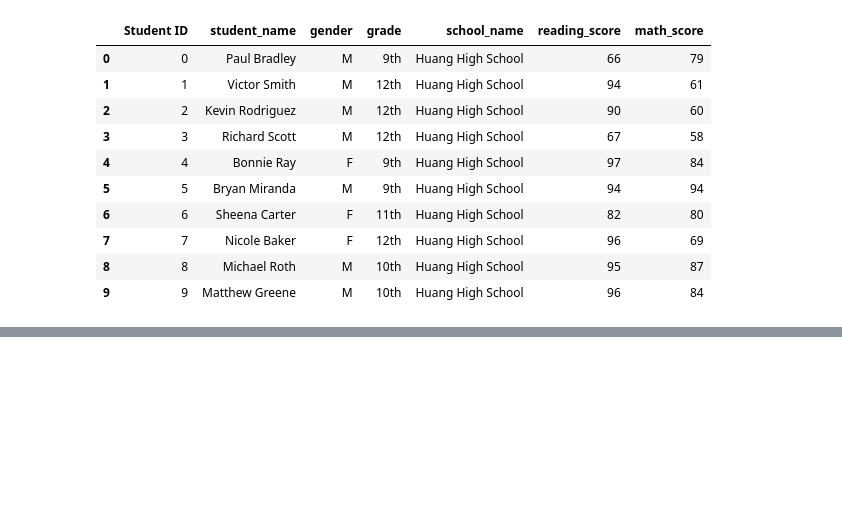
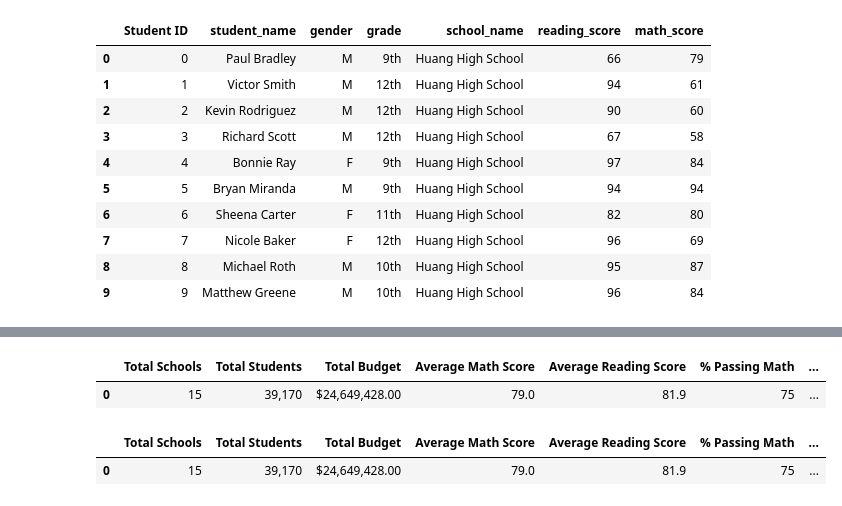
Before and after one commit to JustGitCoding/School_District_Analysis, a Jupyter notebook: PyCitySchools.ipynb, the cells around one changed output, grey strips where cells are left out. Saved outputs shown, nothing was run; the diff lists cells and outputs as text; code cells hidden in the pictures; blank space fills up the shorter version.

```diff
--- a/PyCitySchools.ipynb
+++ b/PyCitySchools.ipynb
@@ -167,0 +269,22 @@ student_data_df.head(10)
+# %%
+# FORMATTING - Average scores - 1 decimal place
+district_summary_df["Average Math Score"] = district_summary_df["Average Math Score"].map("{:.1f}".format)
+district_summary_df["Average Reading Score"] = district_summary_df["Average Reading Score"].map("{:.1f}".format)
+district_summary_df["% Passing Math"] = district_summary_df["% Passing Math"].map("{:.0f}".format)
+district_summary_df["% Passing Reading"] = district_summary_df["% Passing Reading"].map("{:.0f}".format)
+district_summary_df["% Graduating"] = district_summary_df["% Graduating"].map("{:.0f}".format)
+# %%
+district_summary_df
+# %% [output]
+|  | Total Schools | Total Students | Total Budget | Average Math Score | Average Reading Score | % Passing Math | ... |
+| 0 | 15 | 39,170 | $24,649,428.00 | 79.0 | 81.9 | 75 | ... |
+# %%
+# set the order that you want the columns to appear (our DF is already in the correct order but this code still works)
+new_column_order = ["Total Schools", "Total Students", "Total Budget", "Average Math Score", "Average Reading Score", "% Passing Math", "% Passing Reading", "% Graduating"]
+
+# re-order our DF based on new_column_order
+district_summary_df = district_summary_df[new_column_order]
+district_summary_df
+# %% [output]
+|  | Total Schools | Total Students | Total Budget | Average Math Score | Average Reading Score | % Passing Math | ... |
+| 0 | 15 | 39,170 | $24,649,428.00 | 79.0 | 81.9 | 75 | ... |
```
Also changed, not shown: parts of 14 cells of this notebook.
